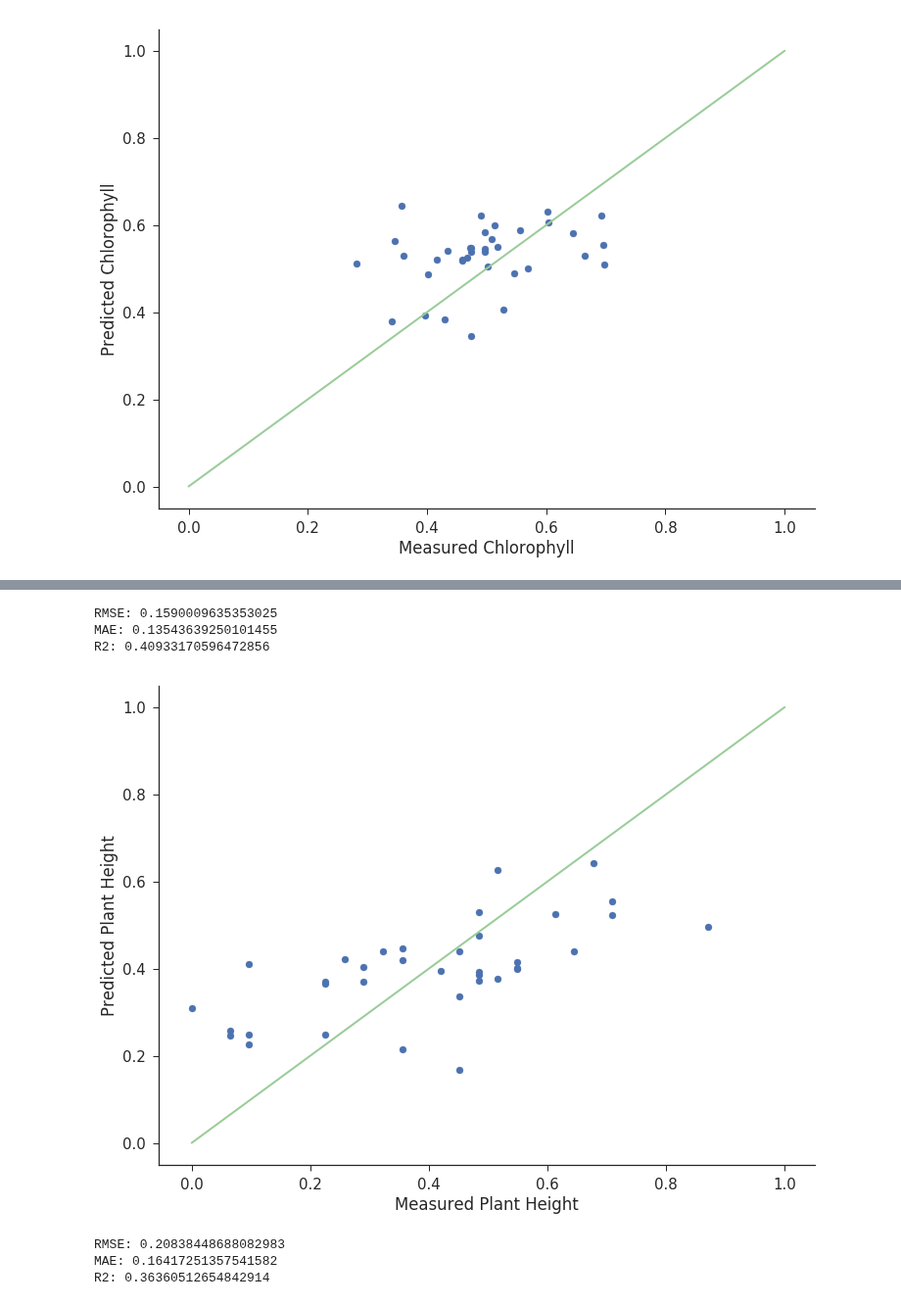
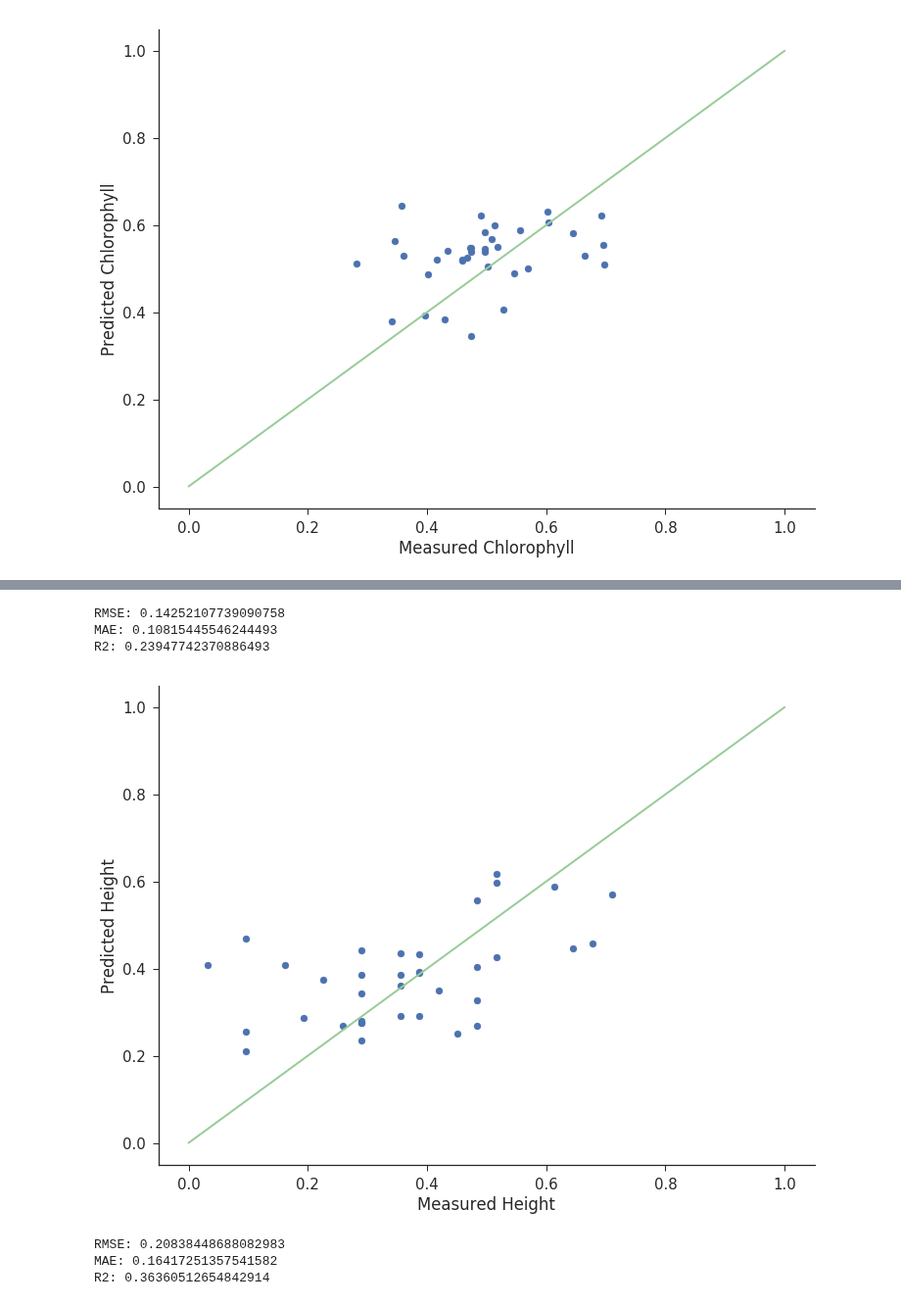
Before and after one commit to cheripai/thesis, a Jupyter notebook: notebooks/Lettuce_Raster_Analysis.ipynb, the cells around one changed output, grey strips where cells are left out. Shown at 98% size. Drawn from its saved outputs; the diff is of its cells as text; code cells hidden in the pictures.

```diff
--- a/notebooks/Lettuce_Raster_Analysis.ipynb
+++ b/notebooks/Lettuce_Raster_Analysis.ipynb
@@ -360,22 +360,22 @@ R2: 0.34816230397795933
 # %%
 model.fit(X_train, y_train)
 predicted = model.predict(X_test)
 print("RMSE:", rmse(predicted, y_test))
 print("MAE:", mae(predicted, y_test))
 print("R2:", r2_score(y_test, predicted))
 
 fig = plt.figure()
 plt.scatter(y_test, predicted)
 plt.plot(range(2), range(2), color="#99CC99", linewidth=2)
-plt.xlabel("Measured Plant Height")
-plt.ylabel("Predicted Plant Height")
+plt.xlabel("Measured Height")
+plt.ylabel("Predicted Height")
 sns.despine()
 plt.savefig("plant_height.png")
 # %% [output]
-RMSE: 0.1590009635353025
-MAE: 0.13543639250101455
-R2: 0.40933170596472856
+RMSE: 0.14252107739090758
+MAE: 0.10815445546244493
+R2: 0.23947742370886493
-[figure, old version]
+[figure, new version]
 # %%
 X = np.array(list(df.dropna()["channel_vals"]))
 y = np.array(normalize(list(df.dropna()["Average Leaf Count"])))
```
Also changed, not shown: parts of 1 cell of this notebook, 1 other file.
